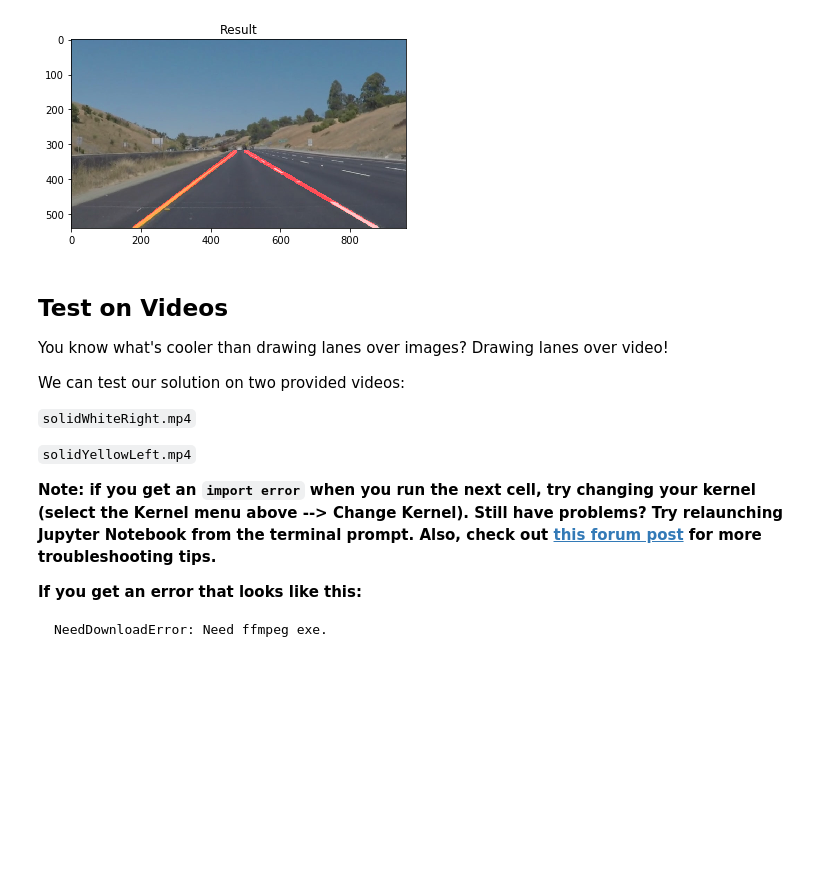
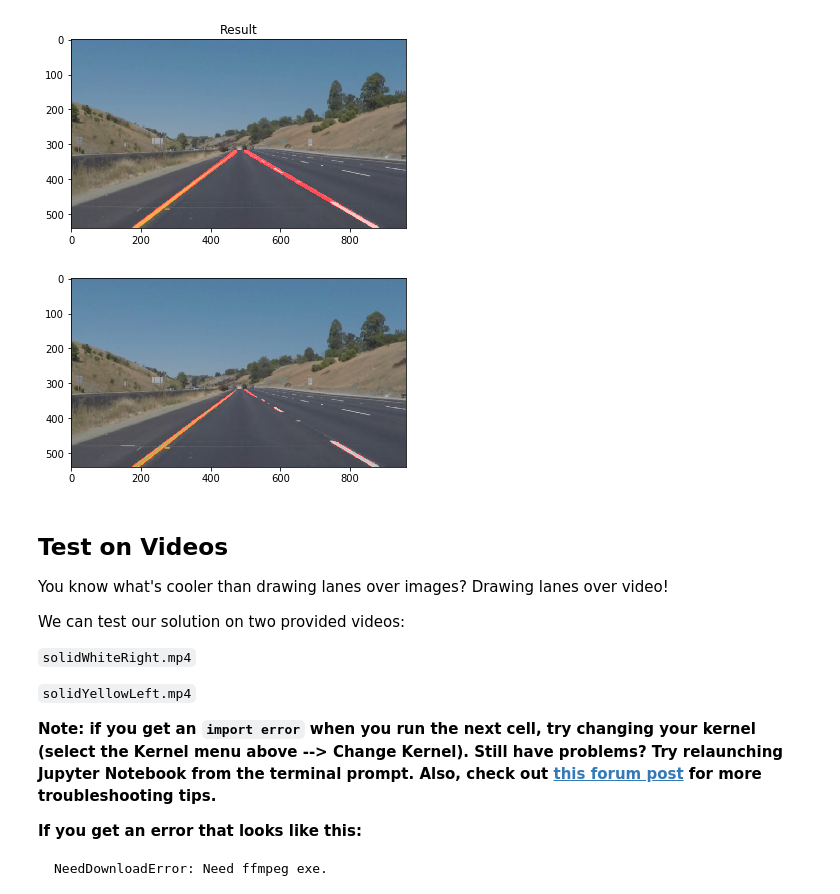
Before and after one commit to LegendaryKim/CarND-LaneLines-P1, a Jupyter notebook: P1.ipynb, the cells around one changed output. Drawn from its saved outputs; the diff is of its cells as text; code cells hidden in the pictures; blank space fills up the shorter version.

Commit message:
Update the hyper-parameter in Hough Tutorial

```diff
--- a/P1.ipynb
+++ b/P1.ipynb
@@ -362,6 +362,35 @@ test_images/solidYellowLeft.jpg
 [figure]
 test_images/whiteCarLaneSwitch.jpg
 [figure]
+# %%
+### Self-Driving Car Project Q&A | Finding Lane Lines
+
+import os
+files = os.listdir("test_images/")
+
+for file in files:
+    if file[0:6] != "output":
+        img = mpimg.imread("test_images/"+file)
+        gray = grayscale(img)
+        blur = gaussian_blur(gray,3)
+        edges = canny(gray, 50, 150)
+
+        imshape = img.shape
+        vertices = np.array([[(.51*imshape[1], imshape[0]*.58), (.49*imshape[1],imshape[0]*.58), (0,imshape[0]), (imshape[1],imshape[0])]], dtype = np.int32)
+        target = region_of_interest(edges,vertices)
+
+        lines = hough_lines(target, 1, np.pi/180, 35, 5, 2)
+
+        result = weighted_img(lines, img)
+
+        plt.imshow(result, cmap = 'gray')
+
+        r,g,b = cv2.split(result)
+        result = cv2.merge((b,g,r))
+
+        cv2.imwrite("test_images/output_"+file,result)
+# %% [output]
+[figure, added]
 # %% [markdown]
 ## Test on Videos
 
```
Also changed, not shown: parts of 4 cells of this notebook, 3 other files.
